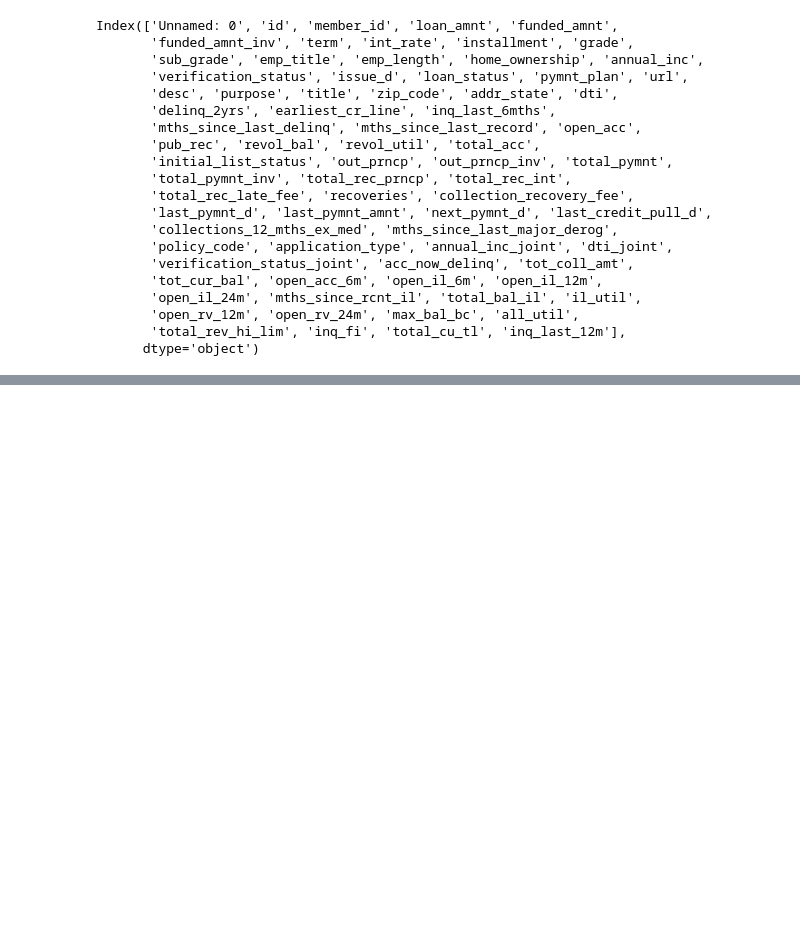
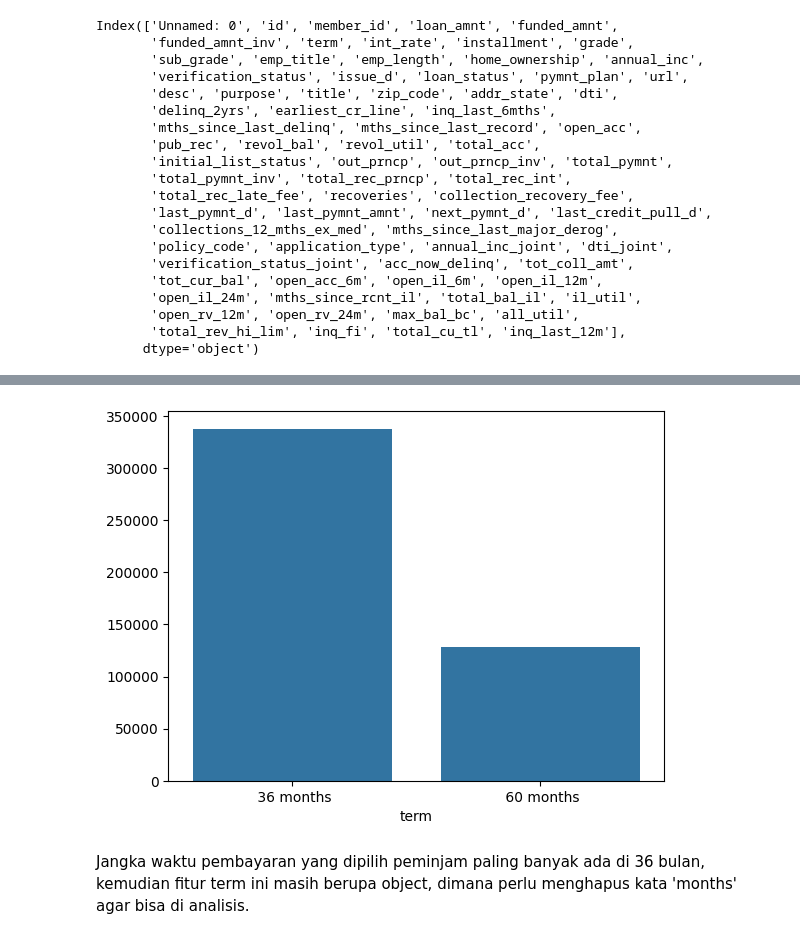
Before and after one commit to rfaoktvian/ChurnPrediction, a Jupyter notebook: notebooks/01_model_development.ipynb, the cells around one changed output, grey strips where cells are left out. Cells and saved outputs as stored; diff of their text form; code cells hidden in the pictures; blank space fills up the shorter version.

```diff
--- a/notebooks/01_model_development.ipynb
+++ b/notebooks/01_model_development.ipynb
@@ -115,0 +161,8 @@ Index(['Unnamed: 0', 'id', 'member_id', 'loan_amnt', 'funded_amnt',
+# %%
+count = df['term'].value_counts()
+sns.barplot(x = count.index,y = count.values)
+plt.show()
+# %% [output]
+[figure, added]
+# %% [markdown]
+Jangka waktu pembayaran yang dipilih peminjam paling banyak ada di 36 bulan, kemudian fitur term ini masih berupa object, dimana perlu menghapus kata 'months' agar bisa di analisis.
```
Also changed, not shown: parts of 24 cells of this notebook.
